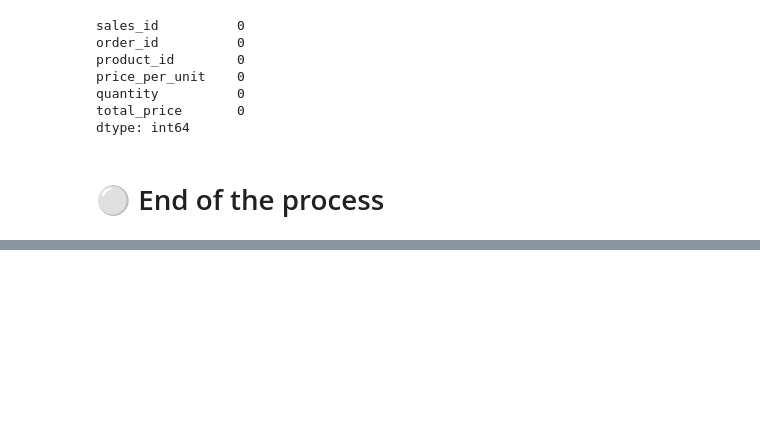
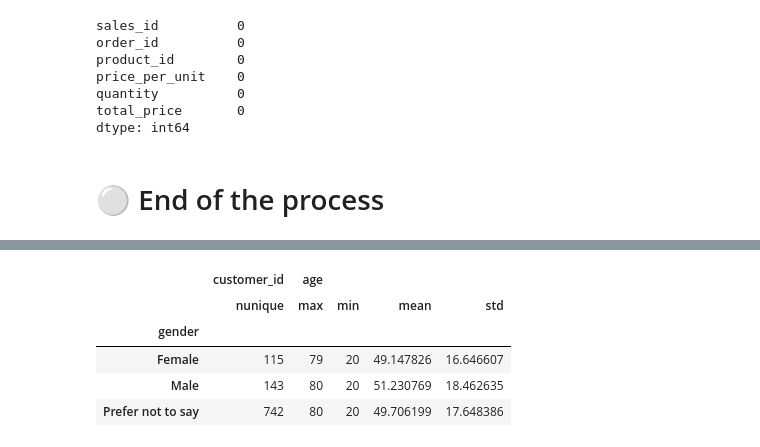
Before and after one commit to stefansphtr/Exercise-Project-Data-Analysis, a Jupyter notebook: Project.ipynb, the cells around one changed output, grey strips where cells are left out. Drawn from its saved outputs; the diff is of its cells as text; code cells hidden in the pictures; blank space fills up the shorter version.

```diff
--- a/Project.ipynb
+++ b/Project.ipynb
@@ -738,0 +773,13 @@ dtype: int64
+# %%
+# Check the demography customers based on gender
+
+customers_df.groupby(by="gender").agg(
+    {"customer_id": "nunique", "age": ["max", "min", "mean", "std"]}
+)
+# %% [output]
+|  | customer_id | age |  |  |  |
+|  | nunique | max | min | mean | std |
+| gender |  |  |  |  |  |
+| Female | 115 | 79 | 20 | 49.147826 | 16.646607 |
+| Male | 143 | 80 | 20 | 51.230769 | 18.462635 |
+| Prefer not to say | 742 | 80 | 20 | 49.706199 | 17.648386 |
```
Also changed, not shown: parts of 18 cells of this notebook.
